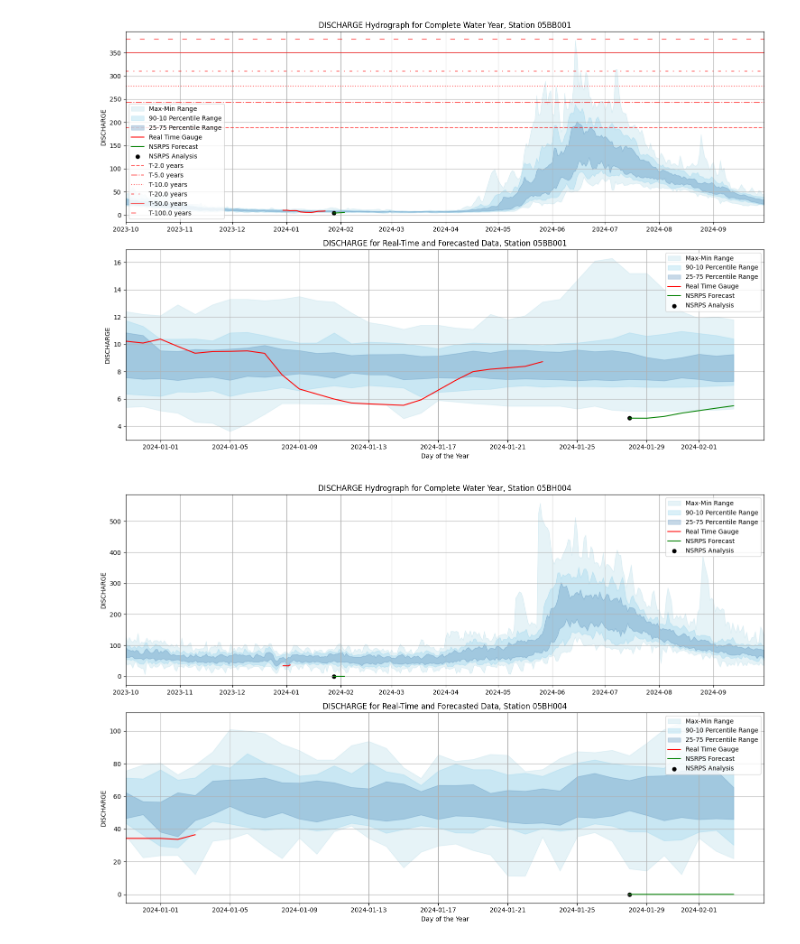
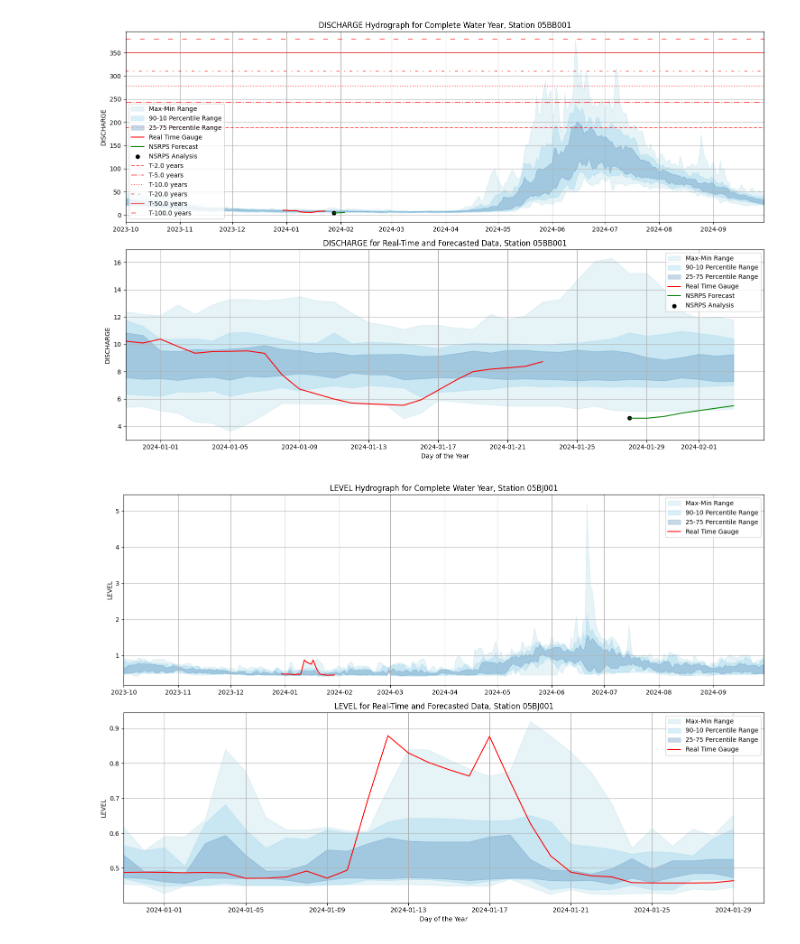
Before and after one commit to DaveCasson/ForecastFloodImpact, a Jupyter notebook: notebooks/plot_hydrographs.ipynb, the cells around one changed output. Cells and saved outputs as stored; diff of their text form; code cells hidden in the pictures.

```diff
--- a/notebooks/plot_hydrographs.ipynb
+++ b/notebooks/plot_hydrographs.ipynb
@@ -103,20 +103,20 @@ plot_detailed_hydrograph(station, variable, historic_df, realtime_df, forecast_d
 # %%
 ### Show a similar plot for water level
 
-variable = 'DISCHARGE'
-station = '05BH004'
+variable = 'LEVEL'
+station = '05BJ001'
 
 historic_df = pd.read_csv(Path(output_base_dir, f'hydrometric-daily-mean/{station}_{variable}.csv'))
 realtime_df = pd.read_csv(Path(output_base_dir,f'hydrometric-realtime/{station}_{variable}.csv'))
 forecast_df = pd.read_csv(Path(output_base_dir,f'DHPS_1km_RiverDischarge/{station}_forecast.csv'))
 analysis_df = pd.read_csv(Path(output_base_dir,f'DHPS-Analysis_1km_RiverDischarge/{station}_analysis.csv'))
 threshold_csv = Path(output_base_dir, f'/FFA/{station}_threshold.csv')
 
 if threshold_csv.exists():
     threshold_df = pd.read_csv(f'/Users/drc858/GitHub/ForecastFloodImpact/data_output/FFA/{station}_threshold.csv')
 else:
     threshold_df=None
 
-plot_detailed_hydrograph(station, variable, historic_df, realtime_df, forecast_df, analysis_df)
+plot_detailed_hydrograph(station, variable, historic_df, realtime_df)
 # %% [output]
-[figure, old version]
+[figure, new version]
```
Also changed, not shown: 7 other files.
